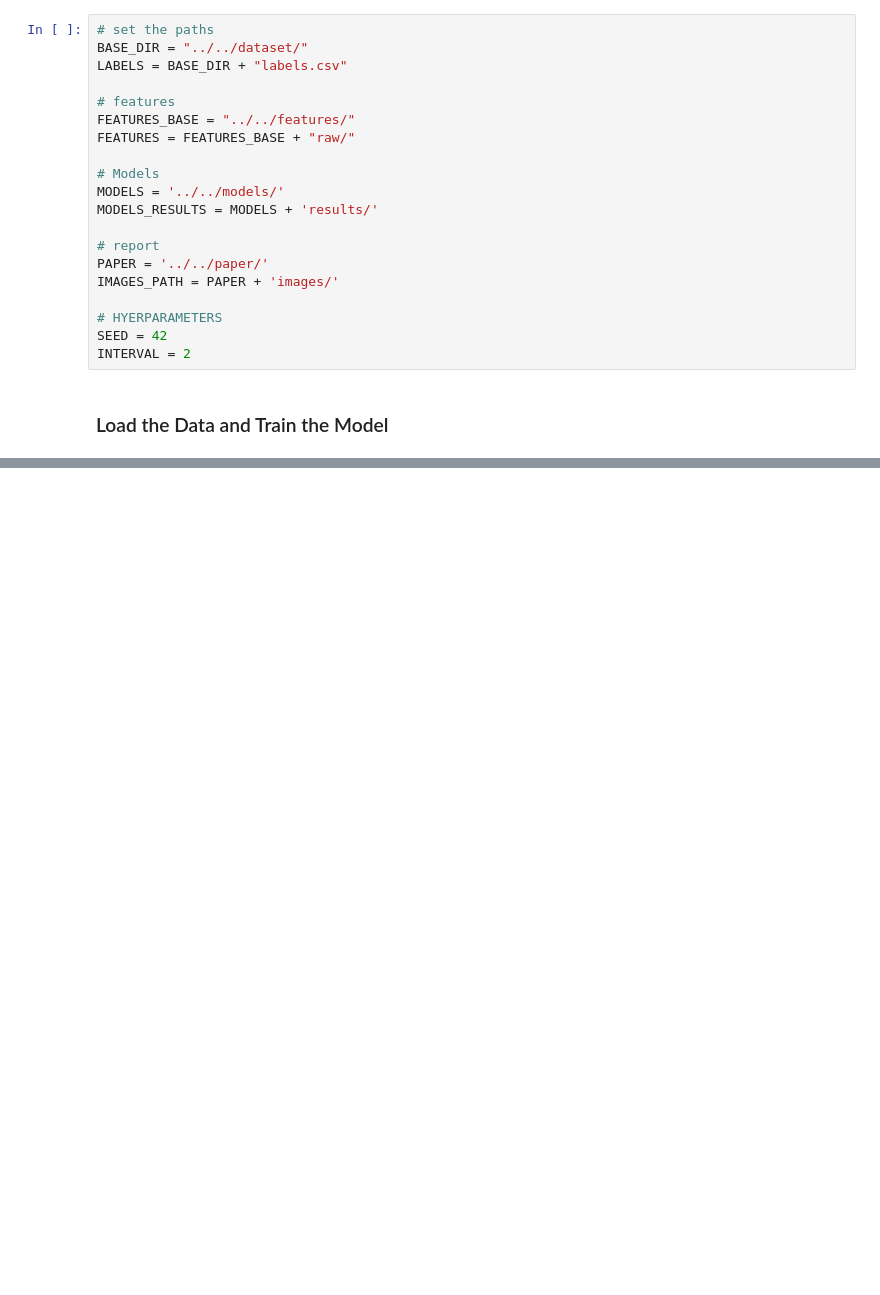
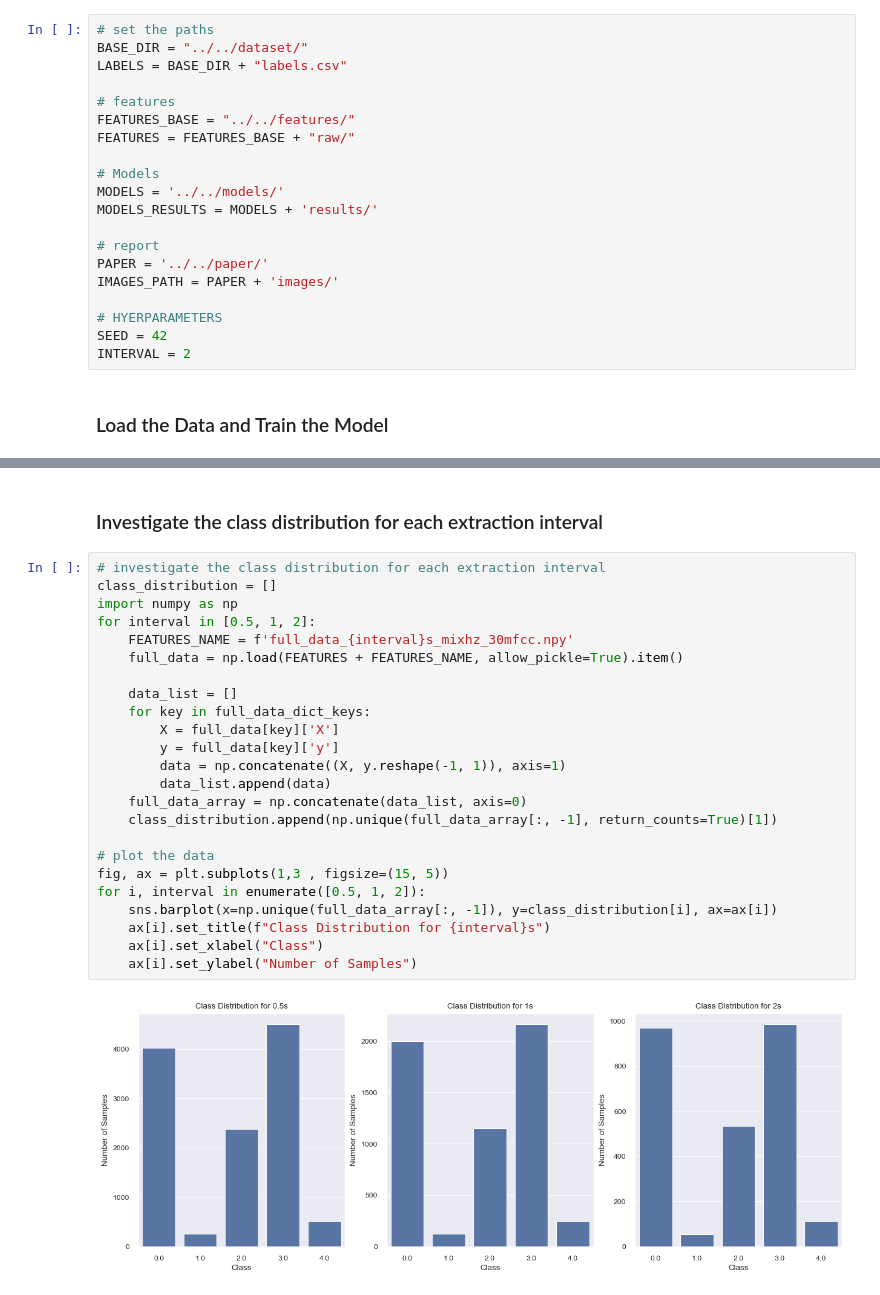
Before and after one commit to DavideLigari01/advanced-biomedical-project, a Jupyter notebook: notebooks/feature_analysis/sample_rate_impact.ipynb, the cells around one changed output, grey strips where cells are left out. Saved outputs shown, nothing was run; the diff lists cells and outputs as text; blank space fills up the shorter version.

Commit message:
analysis of features distribution

```diff
--- a/notebooks/feature_analysis/sample_rate_impact.ipynb
+++ b/notebooks/feature_analysis/sample_rate_impact.ipynb
@@ -282,0 +269,28 @@ fig.savefig(IMAGES_PATH + f'mean_accuracy_models_{interval}s.png', dpi=300)
+# %% [markdown]
+### Investigate the class distribution for each extraction interval
+# %%
+# investigate the class distribution for each extraction interval
+class_distribution = []
+import numpy as np
+for interval in [0.5, 1, 2]:
+    FEATURES_NAME = f'full_data_{interval}s_mixhz_30mfcc.npy'
+    full_data = np.load(FEATURES + FEATURES_NAME, allow_pickle=True).item()
+
+    data_list = []
+    for key in full_data_dict_keys:
+        X = full_data[key]['X']
+        y = full_data[key]['y']
+        data = np.concatenate((X, y.reshape(-1, 1)), axis=1)
+        data_list.append(data)
+    full_data_array = np.concatenate(data_list, axis=0)
+    class_distribution.append(np.unique(full_data_array[:, -1], return_counts=True)[1])
+
+# plot the data
+fig, ax = plt.subplots(1,3 , figsize=(15, 5))
+for i, interval in enumerate([0.5, 1, 2]):
+    sns.barplot(x=np.unique(full_data_array[:, -1]), y=class_distribution[i], ax=ax[i])
+    ax[i].set_title(f"Class Distribution for {interval}s")
+    ax[i].set_xlabel("Class")
+    ax[i].set_ylabel("Number of Samples")
+# %% [output]
+[figure, added]
```
Also changed, not shown: parts of 8 cells of this notebook, 1 other file.
